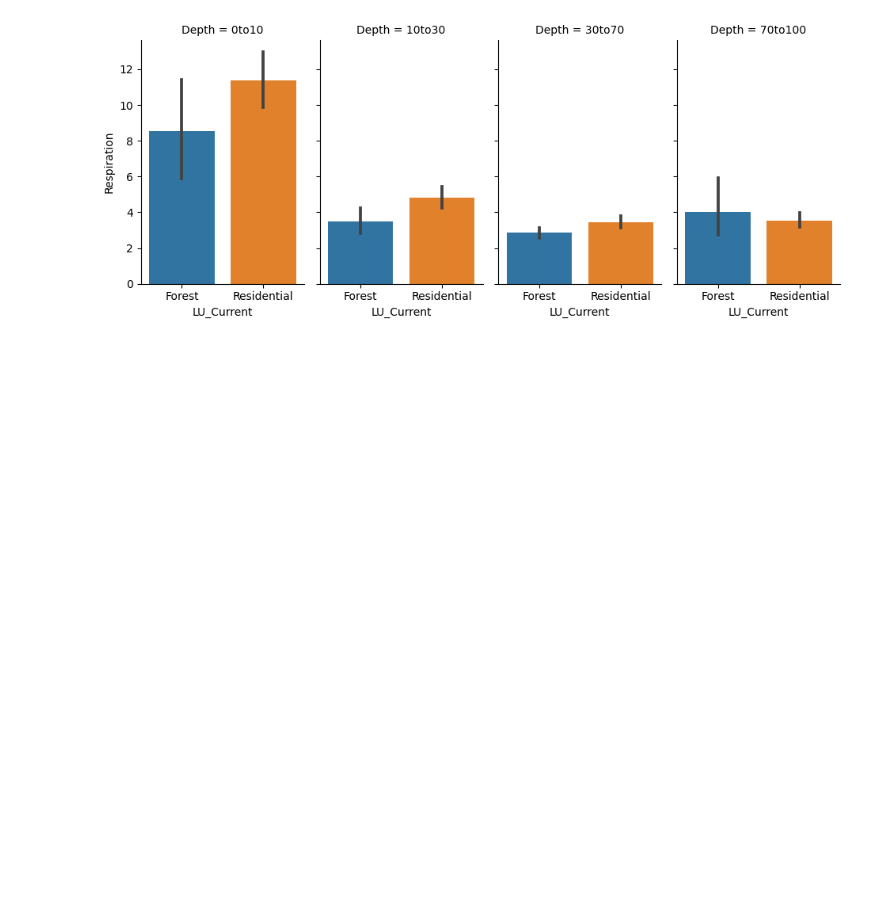
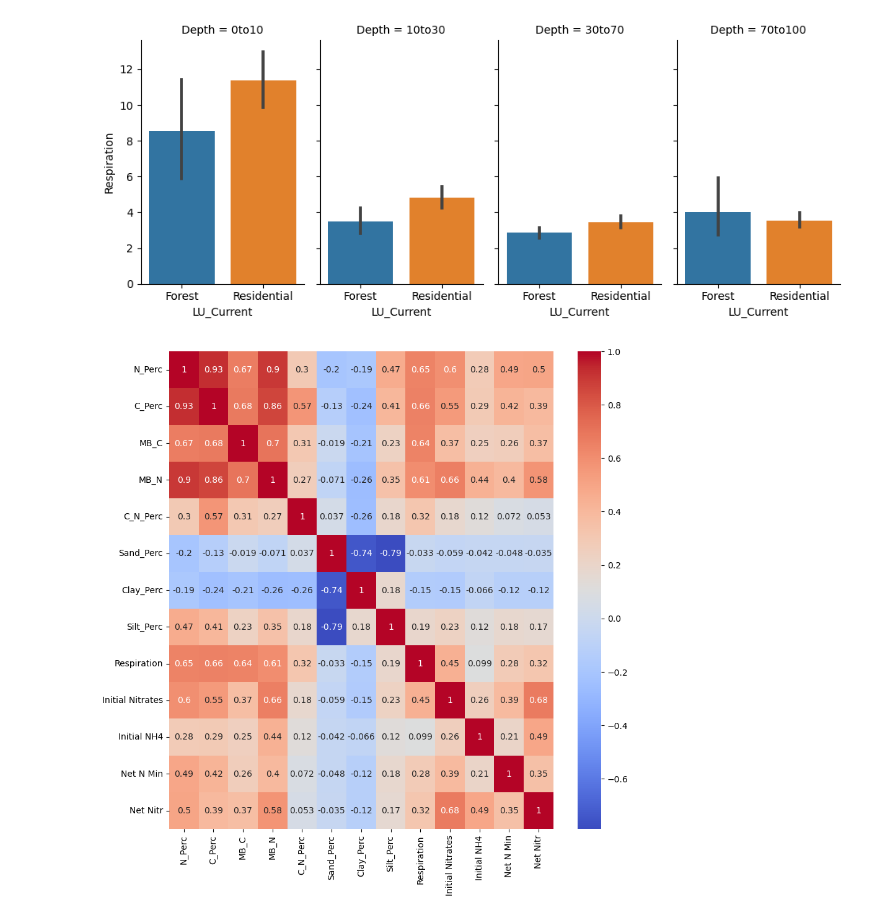
Before and after one commit to odelmas-sci/soil_characteristics, a Jupyter notebook: Forest Soil Characteristics.ipynb, the cells around one changed output. Saved outputs shown, nothing was run; the diff lists cells and outputs as text; code cells hidden in the pictures; blank space fills up the shorter version.

```diff
--- a/Forest Soil Characteristics.ipynb
+++ b/Forest Soil Characteristics.ipynb
@@ -290,3 +300,19 @@ carbon_only = sns.catplot(
 )
 # %% [output]
 [figure]
+# %%
+nitrogen_fixing = soil_df[["N_Perc","C_Perc","MB_C", "MB_N", "C_N_Perc","Sand_Perc", "Clay_Perc", "Silt_Perc",
+                                     "Respiration", "Initial Nitrates", "Initial NH4",
+                                     "Net N Min", "Net Nitr"]]
+
+corr_heatmap = nitrogen_fixing.corr()
+fig, ax = plt.subplots(figsize = (10,10))
+
+fig = sns.heatmap(corr_heatmap, ax = ax,
+                   xticklabels = corr_heatmap.columns.values,
+                   yticklabels = corr_heatmap.columns.values,
+                  cmap = "coolwarm",
+                  annot = True
+                  )
+# %% [output]
+[figure, added]
```
Also changed, not shown: parts of 8 cells of this notebook.
